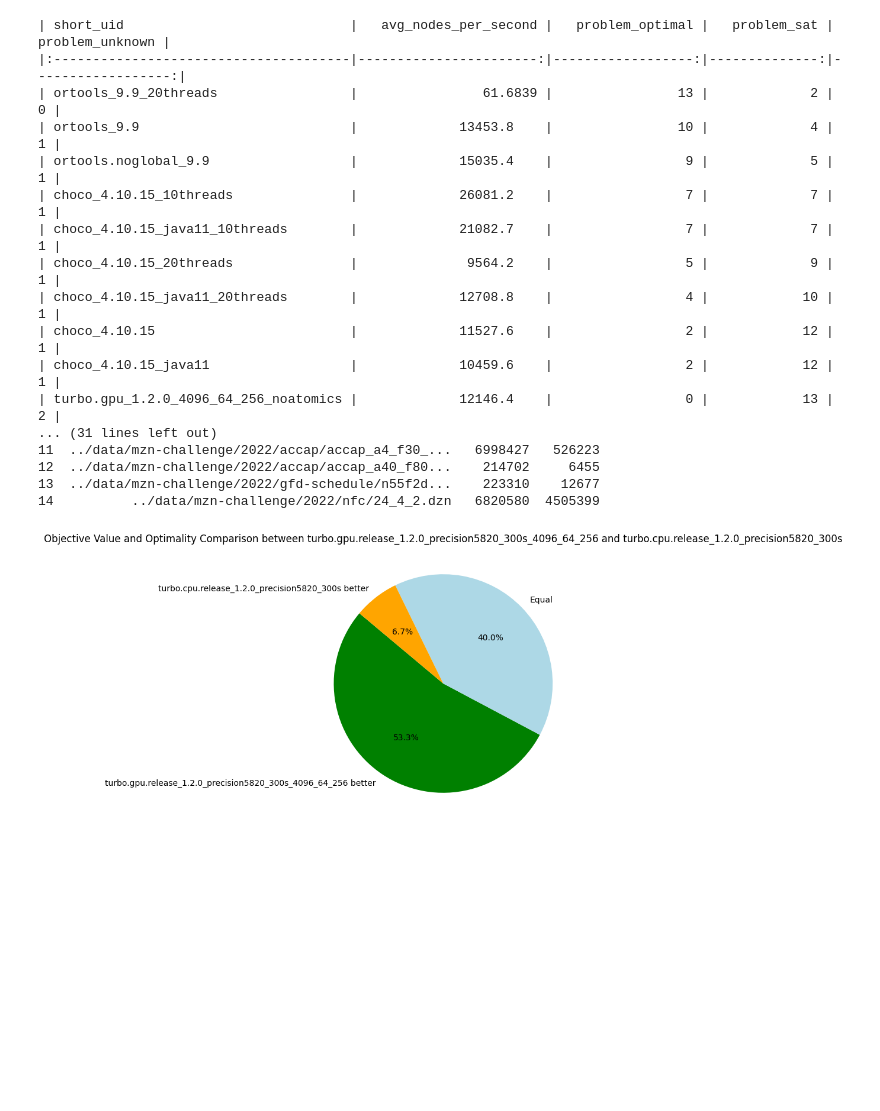
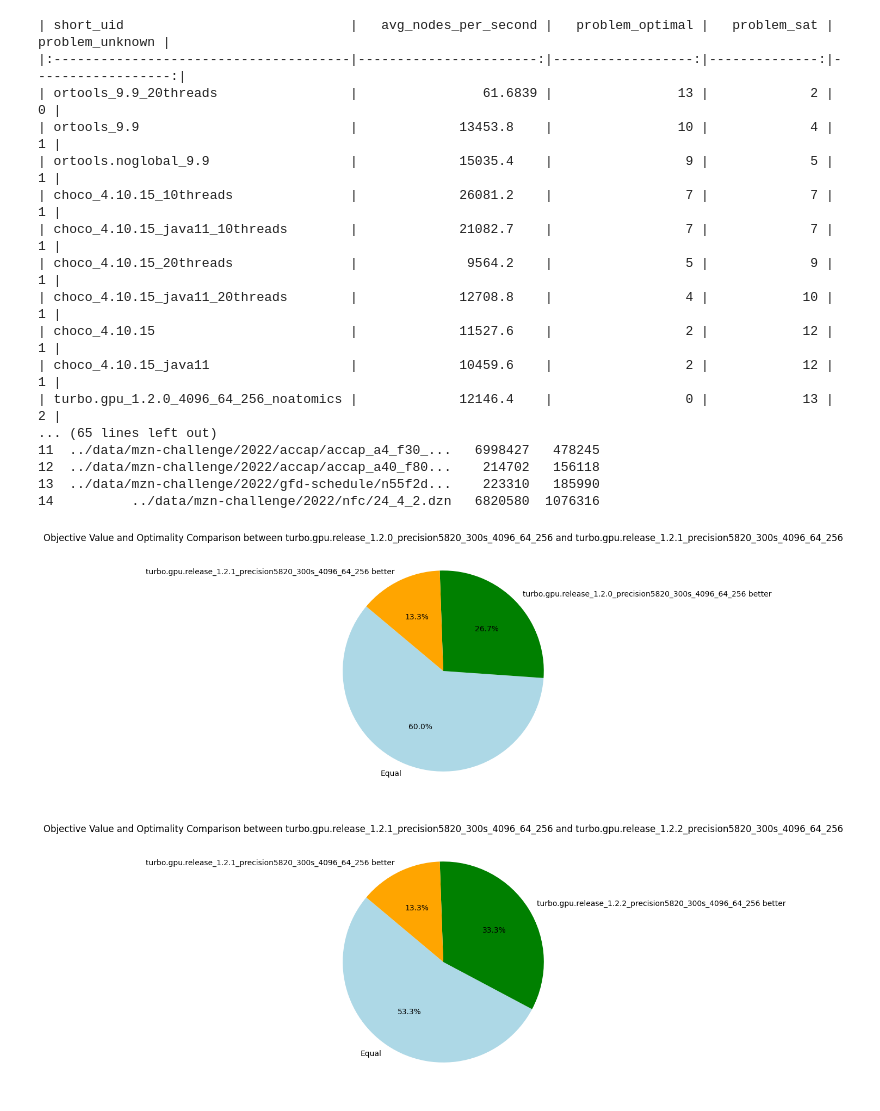
Before and after one commit to lattice-land/bench, a Jupyter notebook: benchmarks/analyzing/analysis.ipynb, the cells around one changed output. Drawn from its saved outputs; the diff is of its cells as text; code cells hidden in the pictures; blank space fills up the shorter version.

Commit message:
Script helios to test Turbo v1.2.2.

```diff
--- a/benchmarks/analyzing/analysis.ipynb
+++ b/benchmarks/analyzing/analysis.ipynb
@@ -18,7 +18,9 @@ df = analysis.read_experiments([
   "../campaign/precision5820/org.choco.choco-v4.10.15-par.csv",
   "../campaign/precision5820/turbo.gpu.release-v1.1.7-A5000.csv",
   "../campaign/precision5820/turbo.gpu.release-v1.2.0.csv",
-  "../campaign/precision5820/turbo.cpu.release-v1.2.0.csv"
+  "../campaign/precision5820/turbo.cpu.release-v1.2.0.csv",
+  "../campaign/precision5820/turbo.gpu.release-v1.2.1.csv",
+  "../campaign/precision5820/turbo.gpu.release-v1.2.2.csv"
 ])
 # df.to_csv("test.csv", index=False)
 # df = df[~(df['problem'] == "rcpsp")]
@@ -37,12 +39,17 @@ display(HTML(metrics.to_html()))
 sorted_metrics = metrics.sort_values(by=['problem_optimal', 'problem_sat', 'avg_nodes_per_second', 'version'], ascending=[False, False, False, True])
 print(sorted_metrics[['short_uid','avg_nodes_per_second','problem_optimal', 'problem_sat', 'problem_unknown']].to_markdown(index=False))
 
+analysis.comparison_table_md(df, "turbo.gpu.release_1.2.0_precision5820_300s_4096_64_256", "turbo.gpu.release_1.2.1_precision5820_300s_4096_64_256")
+analysis.comparison_table_md(df, "turbo.gpu.release_1.2.1_precision5820_300s_4096_64_256", "turbo.gpu.release_1.2.2_precision5820_300s_4096_64_256")
+analysis.comparison_table_md(df, "turbo.gpu.release_1.2.0_precision5820_300s_4096_64_256", "turbo.gpu.release_1.2.2_precision5820_300s_4096_64_256")
 # analysis.comparison_table_md(df, "turbo.gpu.release_1.1.7_precision5820_300s_4096_64_256", "turbo.gpu.release_1.2.0_precision5820_300s_4096_64_256")
-analysis.comparison_table_md(df, "turbo.gpu.release_1.2.0_precision5820_300s_4096_64_256", "turbo.cpu.release_1.2.0_precision5820_300s")
+# analysis.comparison_table_md(df, "turbo.gpu.release_1.2.0_precision5820_300s_4096_64_256", "turbo.cpu.release_1.2.0_precision5820_300s")
 
-print(analysis.list_problem_where_leq(df, "nodes", "turbo.gpu.release_1.2.0_precision5820_300s_4096_64_256", "turbo.cpu.release_1.2.0_precision5820_300s"))
+print(analysis.list_problem_where_leq(df, "nodes", "turbo.gpu.release_1.2.0_precision5820_300s_4096_64_256", "turbo.gpu.release_1.2.1_precision5820_300s_4096_64_1024"))
 
-p = analysis.compare_solvers_pie_chart(df, "turbo.gpu.release_1.2.0_precision5820_300s_4096_64_256", "turbo.cpu.release_1.2.0_precision5820_300s")
+p = analysis.compare_solvers_pie_chart(df, "turbo.gpu.release_1.2.0_precision5820_300s_4096_64_256", "turbo.gpu.release_1.2.1_precision5820_300s_4096_64_256")
+p = analysis.compare_solvers_pie_chart(df, "turbo.gpu.release_1.2.1_precision5820_300s_4096_64_256", "turbo.gpu.release_1.2.2_precision5820_300s_4096_64_256")
+p = analysis.compare_solvers_pie_chart(df, "turbo.gpu.release_1.2.0_precision5820_300s_4096_64_256", "turbo.gpu.release_1.2.2_precision5820_300s_4096_64_256")
 # print(p[p['Comparison'] == 'turbo.gpu.release_1.1.7_precision5820_300s_4096_64_256 better'])
 
 # _ = analysis.compare_solvers_pie_chart(df, "com.google.ortools.sat_9.9_precision5820_300s", "com.google.ortools.sat.noglobal_9.9_precision5820_300s")
@@ -98,19 +108,20 @@ Name: data_file, dtype: object
 | 2 | com.google.ortools.sat_9.9_precis... | 9.9 | precision5820 | ortools_9.9_20threads | 61.683853 | 12.825956 | ... |
 | short_uid                             |   avg_nodes_per_second |   problem_optimal |   problem_sat |   problem_unknown |
 |:--------------------------------------|-----------------------:|------------------:|--------------:|------------------:|
 | ortools_9.9_20threads                 |                61.6839 |                13 |             2 |                 0 |
 | ortools_9.9                           |             13453.8    |                10 |             4 |                 1 |
 | ortools.noglobal_9.9                  |             15035.4    |                 9 |             5 |                 1 |
 | choco_4.10.15_10threads               |             26081.2    |                 7 |             7 |                 1 |
 | choco_4.10.15_java11_10threads        |             21082.7    |                 7 |             7 |                 1 |
 | choco_4.10.15_20threads               |              9564.2    |                 5 |             9 |                 1 |
 | choco_4.10.15_java11_20threads        |             12708.8    |                 4 |            10 |                 1 |
 | choco_4.10.15                         |             11527.6    |                 2 |            12 |                 1 |
 | choco_4.10.15_java11                  |             10459.6    |                 2 |            12 |                 1 |
 | turbo.gpu_1.2.0_4096_64_256_noatomics |             12146.4    |                 0 |            13 |                 2 |
-... (31 lines left out)
-11  ../data/mzn-challenge/2022/accap/accap_a4_f30_...   6998427   526223
-12  ../data/mzn-challenge/2022/accap/accap_a40_f80...    214702     6455
-13  ../data/mzn-challenge/2022/gfd-schedule/n55f2d...    223310    12677
-14          ../data/mzn-challenge/2022/nfc/24_4_2.dzn   6820580  4505399
+... (65 lines left out)
+11  ../data/mzn-challenge/2022/accap/accap_a4_f30_...   6998427   478245
+12  ../data/mzn-challenge/2022/accap/accap_a40_f80...    214702   156118
+13  ../data/mzn-challenge/2022/gfd-schedule/n55f2d...    223310   185990
+14          ../data/mzn-challenge/2022/nfc/24_4_2.dzn   6820580  1076316
-[figure, old version]
+[figure, new version]
+[figure, added]
```
Also changed, not shown: parts of 1 cell of this notebook, 2 other files.
